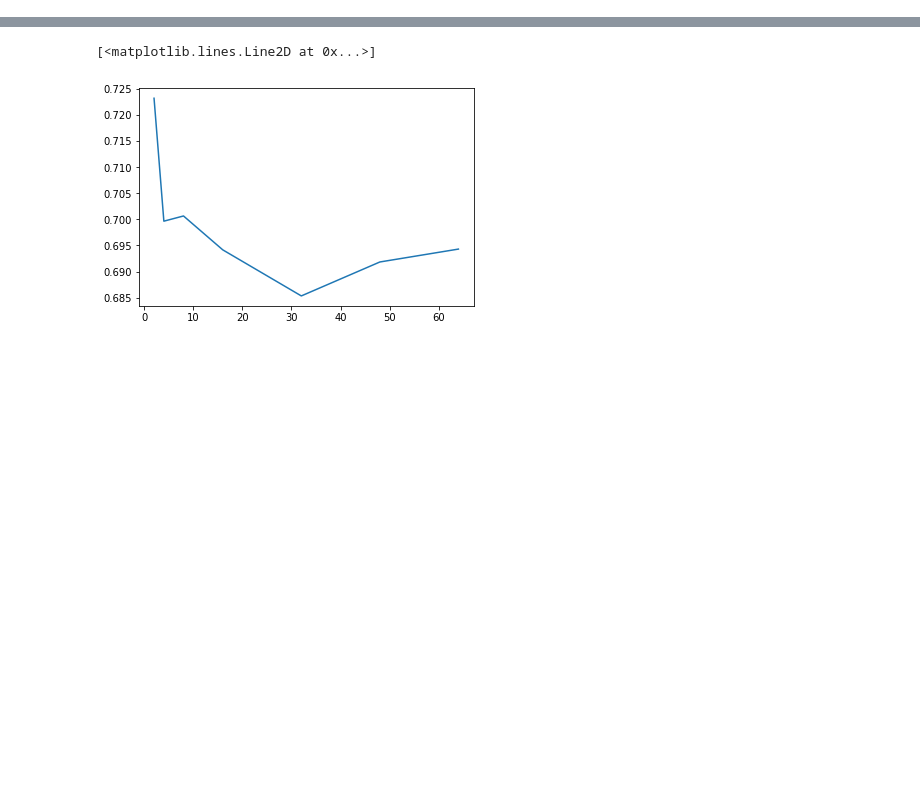
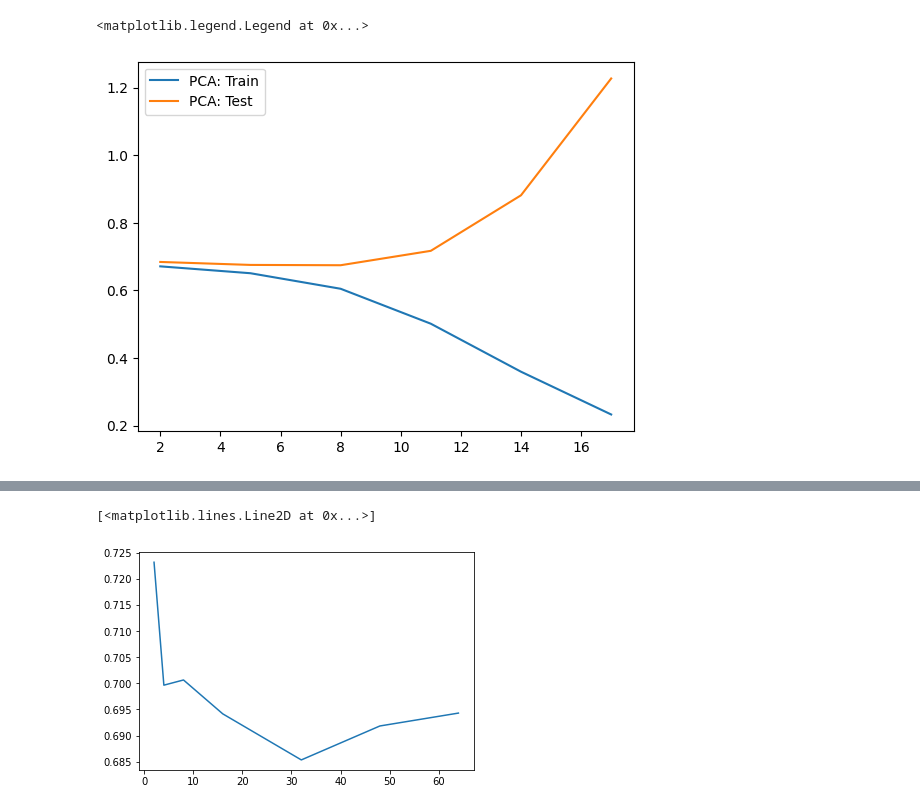
Before and after one commit to vinitjogani/clustering-comparison, a Jupyter notebook: explore.ipynb, the cells around one changed output, grey strips where cells are left out. Saved outputs shown, nothing was run; the diff lists cells and outputs as text; code cells hidden in the pictures; blank space fills up the shorter version.

Commit message:
Add new readings

```diff
--- a/explore.ipynb
+++ b/explore.ipynb
@@ -19,2 +89,19 @@ def load_scores(key, var):
     out = tuple(zip(*data))
     return out[0], np.array(out[1:])
+# %%
+def load_iter_scores(key):
+    data = pickle.load(open(f"readings/{key}.pkl", "rb"))
+    return (
+        np.array(list(range(len(data['train_loss'])))) * 3+2,
+        np.array(data['train_loss']),
+        np.array(data['test_loss']),
+    )
+
+def load_trainsize_scores(key):
+    data = pickle.load(open(f"readings/{key}.pkl", "rb"))
+    return (
+        np.array([0.2, 0.4, 0.6, 0.8, 0.99]),
+        np.array(data['train_aucs']),
+        np.array(data['test_aucs']),
+        np.array(data['timings']),
+    )
@@ -20,0 +132,17 @@ def load_scores(key, var):
+# %%
+
+x, y1, y2 = load_iter_scores(f'iter_pca')
+plt.plot(x, y1, label='PCA: Train')
+plt.plot(x, y2, label='PCA: Test')
+
+# x, y1, y2 = load_iter_scores(f'iter_ica')
+# plt.plot(x, y1, label='ICA: Train')
+# plt.plot(x, y2, label='ICA: Test')
+
+# x, y1, y2 = load_iter_scores(f'iter_gmm_add_soft')
+# plt.plot(x, y1, label='GMM Replace Soft: Train')
+# plt.plot(x, y2, label='GMM Replace Soft: Test')
+plt.legend()
+# %% [output]
+<matplotlib.legend.Legend at 0x...>
+[figure, added]
```
Also changed, not shown: parts of 54 cells of this notebook, 18 other files.
